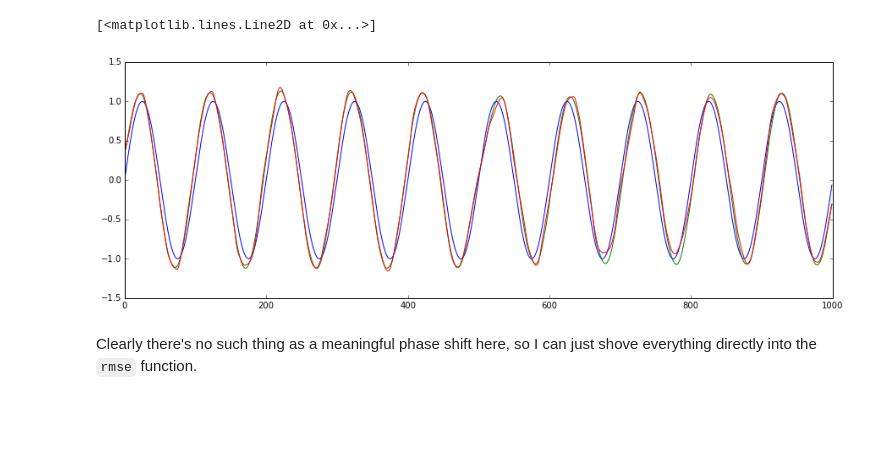
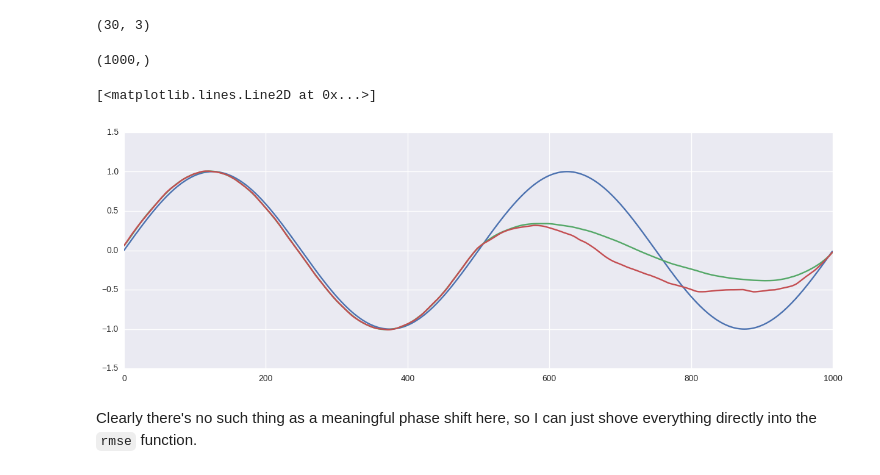
Before and after one commit to Seanny123/nef-conceptors, a Jupyter notebook: repr_analysis.ipynb, the cells around one changed output. Cells and saved outputs as stored; diff of their text form; code cells hidden in the pictures; blank space fills up the shorter version.

```diff
--- a/repr_analysis.ipynb
+++ b/repr_analysis.ipynb
@@ -71,6 +76,7 @@ def run_dd(target_func, seed=0):
     with nengo.Simulator(dd_model) as dd_sim:
         dd_sim.run(4*period)
 
+    plt.plot(dd_sim.data[p_out])
     return dd_sim.data[p_out][int(2*period/dt):]
 # %%
 dd_res = []
@@ -100,13 +144,22 @@ Simulation finished in 0:00:01.
 # %%
 ddr = pd.DataFrame(dd_res, columns=["Result", "Signal Frequency", "Approach"])
+# %%
+res = dd_res[0][0]
+ddr.shape
+# %% [output]
+(30, 3)
+# %%
+ddr["Result"].mean()
+# %% [output]
+(1000,)
 # %%
 plt.figure(figsize=(15,5))
-plt.plot(target_func(np.arange(0, res.shape[0]*dt, dt)))
-plt.plot(np.mean(res, axis=1))
-plt.plot(res[:, 9])
+plt.plot(targ_funcs[0](np.arange(0, res.shape[0]*dt, dt)))
+plt.plot(ddr["Result"][:9].mean())
+plt.plot(ddr["Result"][0])
 # %% [output]
 [<matplotlib.lines.Line2D at 0x...>]
-[figure, old version]
+[figure, new version]
 # %% [markdown]
 Clearly there's no such thing as a meaningful phase shift here, so I can just shove everything directly into the `rmse` function.
 # %%
```
Also changed, not shown: parts of 8 cells of this notebook, 2 other files.
